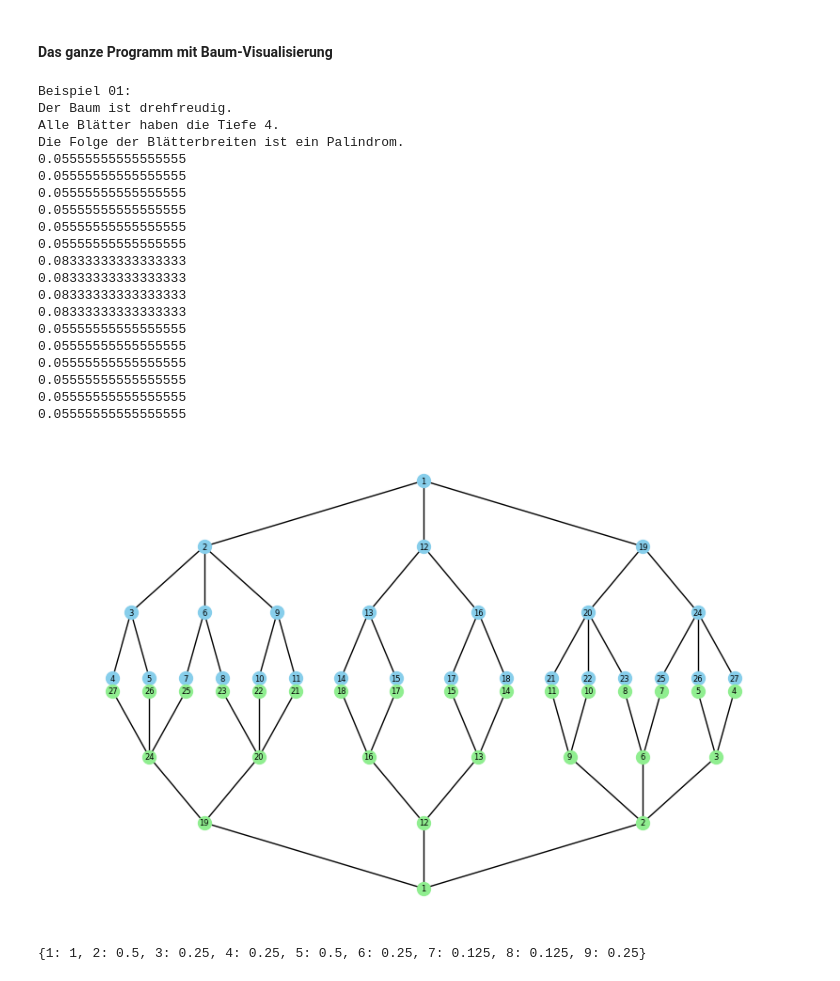
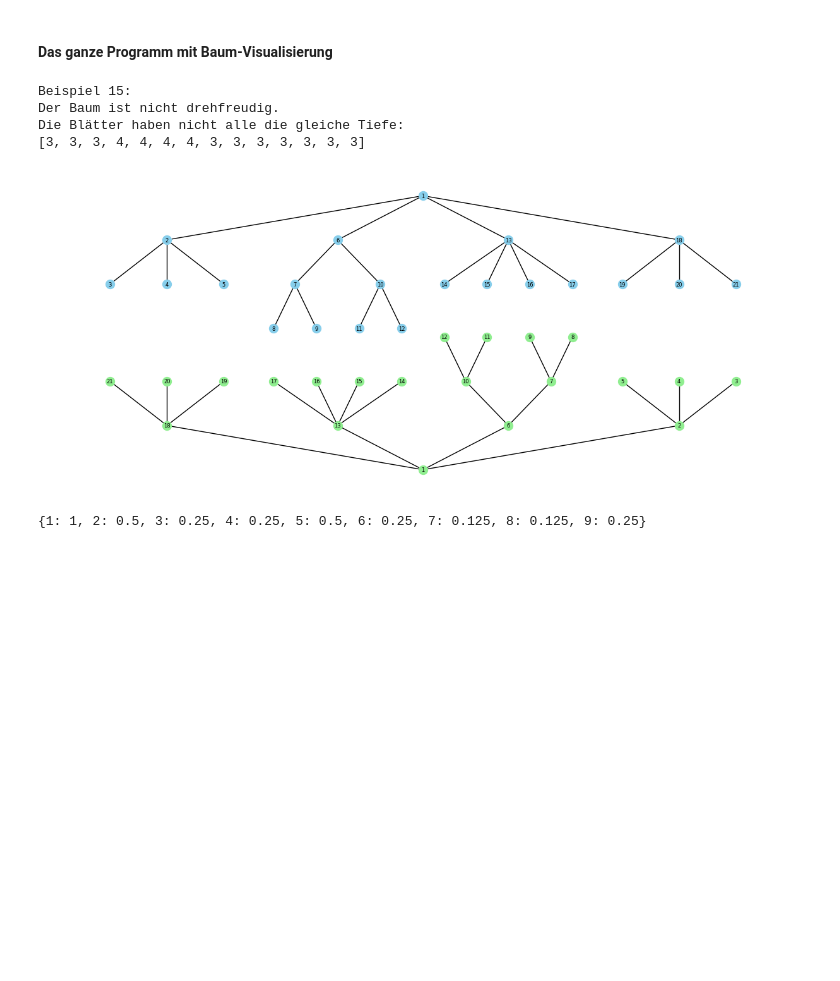
Before and after one commit to ktheu/Programmierwettbewerbe, a Jupyter notebook: bwinf1/drehfreudig/drehfreudig.ipynb, the cells around one changed output. Saved outputs shown, nothing was run; the diff lists cells and outputs as text; code cells hidden in the pictures; blank space fills up the shorter version.

Commit message:
drehfreudig bilder

```diff
--- a/bwinf1/drehfreudig/drehfreudig.ipynb
+++ b/bwinf1/drehfreudig/drehfreudig.ipynb
@@ -360,7 +360,7 @@ def klammernToGraph(s):
     return G
 
 # Einlesen der Daten
-nr = '01'
+nr = '15'
 print(f'Beispiel {nr}:')
 f = open(f'beispieldaten/drehfreudig{nr}.txt', encoding='utf-8')
 s = f.read().strip()
@@ -417,55 +417,39 @@ dfs1(1)
 # Koordinaten des Punktes für die Punktspiegelung
 cx = pos[1][0]
 cy = -max(blattlevel)+1
 
 # Punktspiegelung
 pos_rot = {
     node: (2*cx - x, 2*cy - y - 0.2)   # Abstand 0.2
     for node, (x, y) in pos.items()
 }
 
 # Zeichnen der beiden Bäume
 G1 = nx.DiGraph(G)
-plt.figure(figsize=(8, 5))
+plt.figure(figsize=(12, 5))
 nx.draw(
     G1, pos,
     with_labels=True,
     node_size=100,
     node_color="skyblue",
     arrows=False,
     font_size=6
 )
 nx.draw(
     G1, pos_rot,
     with_labels=True,
     node_size=100,
     node_color="lightgreen",
     arrows=False,
     font_size=6
 )
 plt.show()
 # %% [output]
-Beispiel 01:
-Der Baum ist drehfreudig.
-Alle Blätter haben die Tiefe 4.
-Die Folge der Blätterbreiten ist ein Palindrom.
-0.05555555555555555
-0.05555555555555555
-0.05555555555555555
-0.05555555555555555
-0.05555555555555555
-0.05555555555555555
-0.08333333333333333
-0.08333333333333333
-0.08333333333333333
-0.08333333333333333
-0.05555555555555555
-0.05555555555555555
-0.05555555555555555
-0.05555555555555555
-0.05555555555555555
-0.05555555555555555
+Beispiel 15:
+Der Baum ist nicht drehfreudig.
+Die Blätter haben nicht alle die gleiche Tiefe:
+[3, 3, 3, 4, 4, 4, 4, 3, 3, 3, 3, 3, 3, 3]
-[figure, old version]
+[figure, new version]
 # %%
 breite
 # %% [output]
```
Also changed, not shown: 15 other files.
